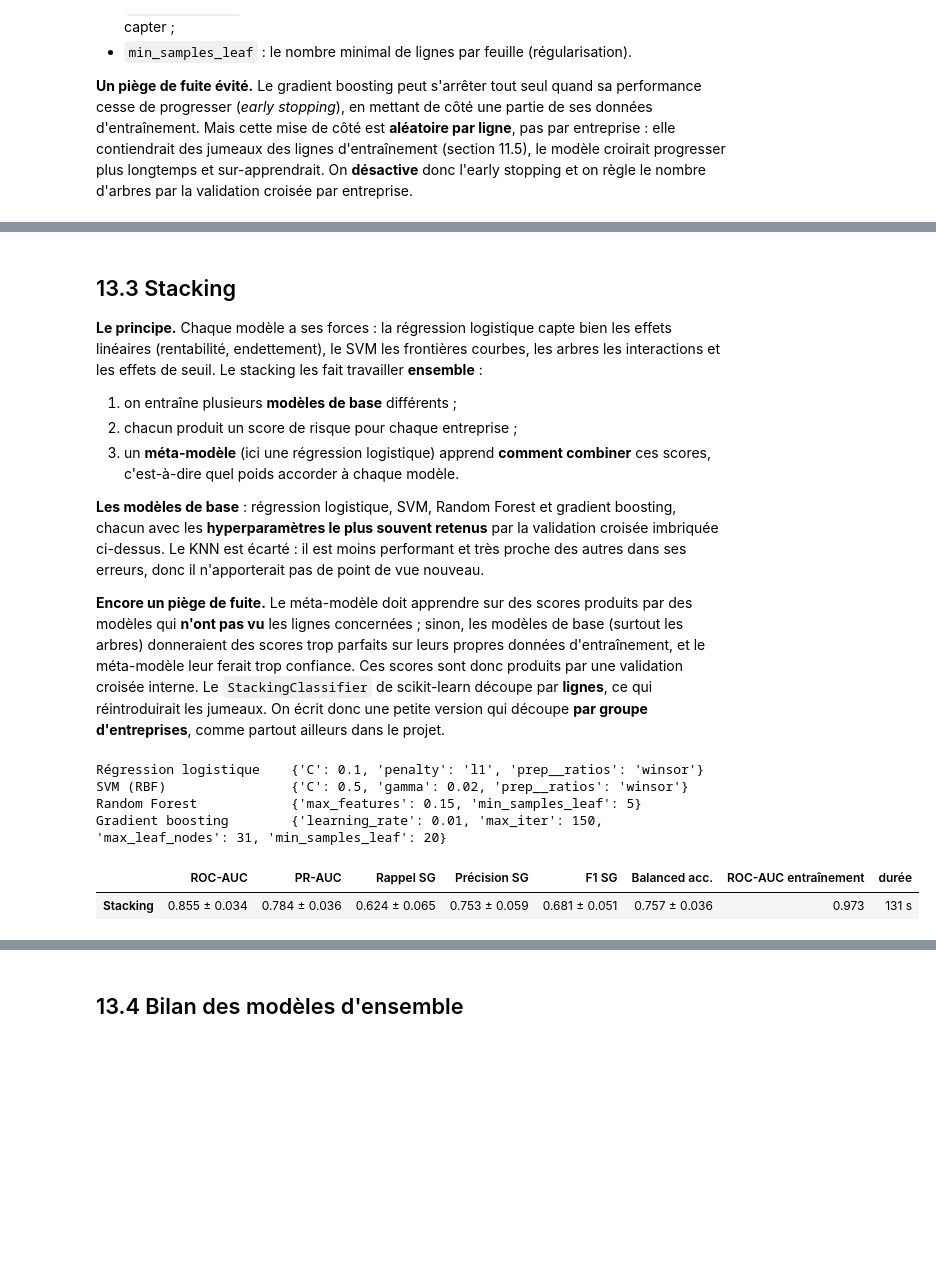
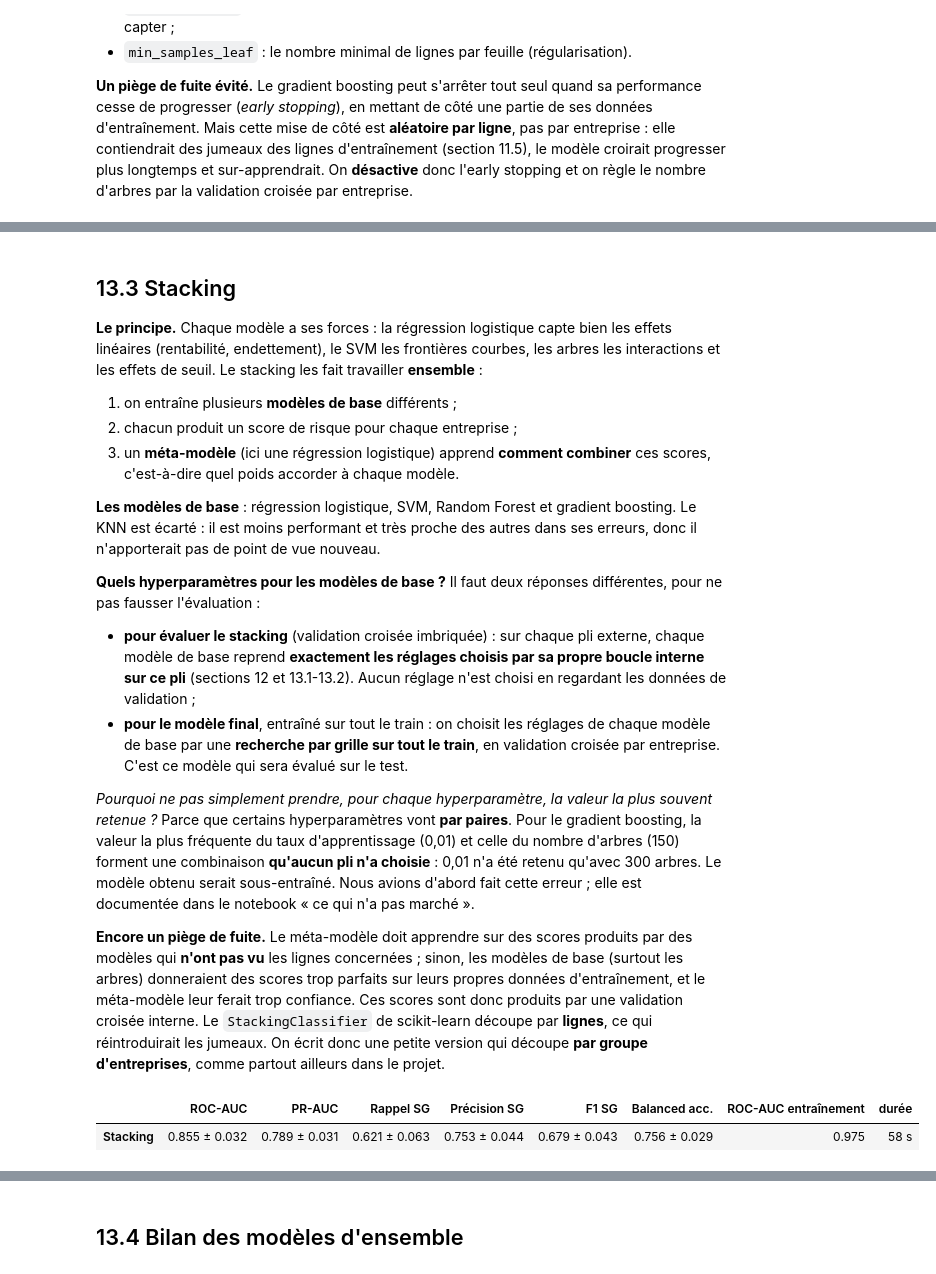
Before and after one commit to samiguessoum/hedgehogs-credit-risk-ml, a Jupyter notebook: hedgehogs_credit_risk.ipynb, the cells around one changed output, grey strips where cells are left out. Saved outputs shown, nothing was run; the diff lists cells and outputs as text; code cells hidden in the pictures; blank space fills up the shorter version.

Commit message:
Étape 12 : comparaison des modèles, courbes d'apprentissage, effet de l'agence (pipelines A vs B), correction des réglages du stacking

```diff
--- a/hedgehogs_credit_risk.ipynb
+++ b/hedgehogs_credit_risk.ipynb
@@ -2059,7 +2059,13 @@ RESULTATS["Gradient boosting"]["choix"]
 2. chacun produit un score de risque pour chaque entreprise ;
 3. un **méta-modèle** (ici une régression logistique) apprend **comment combiner** ces scores, c'est-à-dire quel poids accorder à chaque modèle.
 
-**Les modèles de base** : régression logistique, SVM, Random Forest et gradient boosting, chacun avec les **hyperparamètres le plus souvent retenus** par la validation croisée imbriquée ci-dessus. Le KNN est écarté : il est moins performant et très proche des autres dans ses erreurs, donc il n'apporterait pas de point de vue nouveau.
+**Les modèles de base** : régression logistique, SVM, Random Forest et gradient boosting. Le KNN est écarté : il est moins performant et très proche des autres dans ses erreurs, donc il n'apporterait pas de point de vue nouveau.
+
+**Quels hyperparamètres pour les modèles de base ?** Il faut deux réponses différentes, pour ne pas fausser l'évaluation :
+- **pour évaluer le stacking** (validation croisée imbriquée) : sur chaque pli externe, chaque modèle de base reprend **exactement les réglages choisis par sa propre boucle interne sur ce pli** (sections 12 et 13.1-13.2). Aucun réglage n'est choisi en regardant les données de validation ;
+- **pour le modèle final**, entraîné sur tout le train : on choisit les réglages de chaque modèle de base par une **recherche par grille sur tout le train**, en validation croisée par entreprise. C'est ce modèle qui sera évalué sur le test.
+
+*Pourquoi ne pas simplement prendre, pour chaque hyperparamètre, la valeur la plus souvent retenue ?* Parce que certains hyperparamètres vont **par paires**. Pour le gradient boosting, la valeur la plus fréquente du taux d'apprentissage (0,01) et celle du nombre d'arbres (150) forment une combinaison **qu'aucun pli n'a choisie** : 0,01 n'a été retenu qu'avec 300 arbres. Le modèle obtenu serait sous-entraîné. Nous avions d'abord fait cette erreur ; elle est documentée dans le notebook « ce qui n'a pas marché ».
 
 **Encore un piège de fuite.** Le méta-modèle doit apprendre sur des scores produits par des modèles qui **n'ont pas vu** les lignes concernées ; sinon, les modèles de base (surtout les arbres) donneraient des scores trop parfaits sur leurs propres données d'entraînement, et le méta-modèle leur ferait trop confiance. Ces scores sont donc produits par une validation croisée interne. Le `StackingClassifier` de scikit-learn découpe par **lignes**, ce qui réintroduirait les jumeaux. On écrit donc une petite version qui découpe **par groupe d'entreprises**, comme partout ailleurs dans le projet.
 # %%
@@ -2068,53 +2074,55 @@ class StackingParGroupe(ClassifierMixin, BaseEstimator):
     def __init__(self, modeles_base, C_meta=1.0, n_plis=3):
         self.modeles_base, self.C_meta, self.n_plis = modeles_base, C_meta, n_plis
 
     def fit(self, X, y):
         groupes = groups_all.loc[X.index]                       # groupes d'entreprises (section 11.1)
         plis = StratifiedGroupKFold(self.n_plis, shuffle=True, random_state=SEED).split(X, y, groupes)
         Z = np.zeros((len(X), len(self.modeles_base)))
         for tr, va in plis:                                     # scores hors pli : jamais sur des lignes vues
             for j, (_, m) in enumerate(self.modeles_base):
                 Z[va, j] = score_risque(clone(m).fit(X.iloc[tr], y.iloc[tr]), X.iloc[va])
         self.meta_ = Pipeline([("std", StandardScaler()),
                                ("lr", LogisticRegression(C=self.C_meta))]).fit(Z, y)
         self.modeles_ = [(n, clone(m).fit(X, y)) for n, m in self.modeles_base]   # réentraînés sur tout
         self.classes_ = np.array([0, 1])
         return self
 
     def _scores(self, X):
         return np.column_stack([score_risque(m, X) for _, m in self.modeles_])
 
     def predict_proba(self, X):
         return self.meta_.predict_proba(self._scores(X))
 
     def predict(self, X):
         return (self.predict_proba(X)[:, 1] >= 0.5).astype(int)
 
-def config_frequente(nom):
-    # Hyperparamètres le plus souvent retenus sur les 5 plis externes
+RATIOS_PAR_NOM = {"winsor": ratios_winsor, "quantile": ratios_quantile}
+BASES_STACK = [("Régression logistique", pipe_lr, grille_lr), ("SVM (RBF)", pipe_svm, grille_svm),
+               ("Random Forest", pipe_rf, grille_rf), ("Gradient boosting", pipe_gb, grille_gb)]
+
+def params_du_pli(nom, k):
+    # Hyperparamètres choisis par la boucle interne du modèle « nom » sur le pli externe k
     choix = RESULTATS[nom]["choix"]
-    cfg = {c: choix[c].mode().iloc[0] for c in choix.columns}
-    if "prep__ratios" in cfg:
-        cfg["prep__ratios"] = {"winsor": ratios_winsor(), "quantile": ratios_quantile()}[cfg["prep__ratios"]]
-    return cfg
+    p = {c: choix[c].loc[k] for c in choix.columns}          # colonne par colonne : garde les entiers entiers
+    p = {c: (v.item() if hasattr(v, "item") else v) for c, v in p.items()}
+    if "prep__ratios" in p:
+        p["prep__ratios"] = RATIOS_PAR_NOM[p["prep__ratios"]]()
+    return p
 
-modeles_base = [
-    ("Régression logistique", clone(pipe_lr).set_params(**config_frequente("Régression logistique"))),
-    ("SVM (RBF)", clone(pipe_svm).set_params(**config_frequente("SVM (RBF)"))),
-    ("Random Forest", clone(pipe_rf).set_params(**config_frequente("Random Forest"))),
-    ("Gradient boosting", clone(pipe_gb).set_params(**config_frequente("Gradient boosting"))),
-]
-for nom, _ in modeles_base:
-    cfg = {k.replace("clf__", ""): (nom_variante(v) if k == "prep__ratios" else (v.item() if hasattr(v, "item") else v))
-           for k, v in config_frequente(nom).items()}
-    print(f"{nom:24s}", cfg)
-
-cv_imbriquee("Stacking", StackingParGroupe(modeles_base), {}, n_jobs=1)   # pas d'hyperparamètre à régler : les modèles de base sont déjà réglés
+# Validation croisée imbriquée du stacking (mêmes plis externes que tous les modèles)
+t0 = time.time()
+lignes, oof = [], np.zeros(len(X_train))
+for k, (tr, va) in enumerate(OUTER_FOLDS, start=1):
+    bases = [(n, clone(p).set_params(**params_du_pli(n, k))) for n, p, _ in BASES_STACK]
+    stack = StackingParGroupe(bases).fit(X_train.iloc[tr], y_train.iloc[tr])
+    s_va = score_risque(stack, X_train.iloc[va])
+    oof[va] = s_va
+    lignes.append({"pli": k, **evaluer(y_train.iloc[va], s_va, stack.predict(X_train.iloc[va])),
+                   "ROC-AUC entraînement": roc_auc_score(y_train.iloc[tr], score_risque(stack, X_train.iloc[tr]))})
+plis = pd.DataFrame(lignes).set_index("pli")
+RESULTATS["Stacking"] = {"plis": plis, "oof": oof, "choix": pd.DataFrame(index=plis.index),
+                         "durée (s)": time.time() - t0, "configurations testées": 1}
 resume(["Stacking"])
 # %% [output]
-Régression logistique    {'C': 0.1, 'penalty': 'l1', 'prep__ratios': 'winsor'}
-SVM (RBF)                {'C': 0.5, 'gamma': 0.02, 'prep__ratios': 'winsor'}
-Random Forest            {'max_features': 0.15, 'min_samples_leaf': 5}
-Gradient boosting        {'learning_rate': 0.01, 'max_iter': 150, 'max_leaf_nodes': 31, 'min_samples_leaf': 20}
 |  | ROC-AUC | PR-AUC | Rappel SG | Précision SG | F1 SG | Balanced acc. | ROC-AUC entraînement | durée |
-| Stacking | 0.855 ± 0.034 | 0.784 ± 0.036 | 0.624 ± 0.065 | 0.753 ± 0.059 | 0.681 ± 0.051 | 0.757 ± 0.036 | 0.973 | 131 s |
+| Stacking | 0.855 ± 0.032 | 0.789 ± 0.031 | 0.621 ± 0.063 | 0.753 ± 0.044 | 0.679 ± 0.043 | 0.756 ± 0.029 | 0.975 | 58 s |
```
Also changed, not shown: parts of 27 cells of this notebook, 1 other file.
